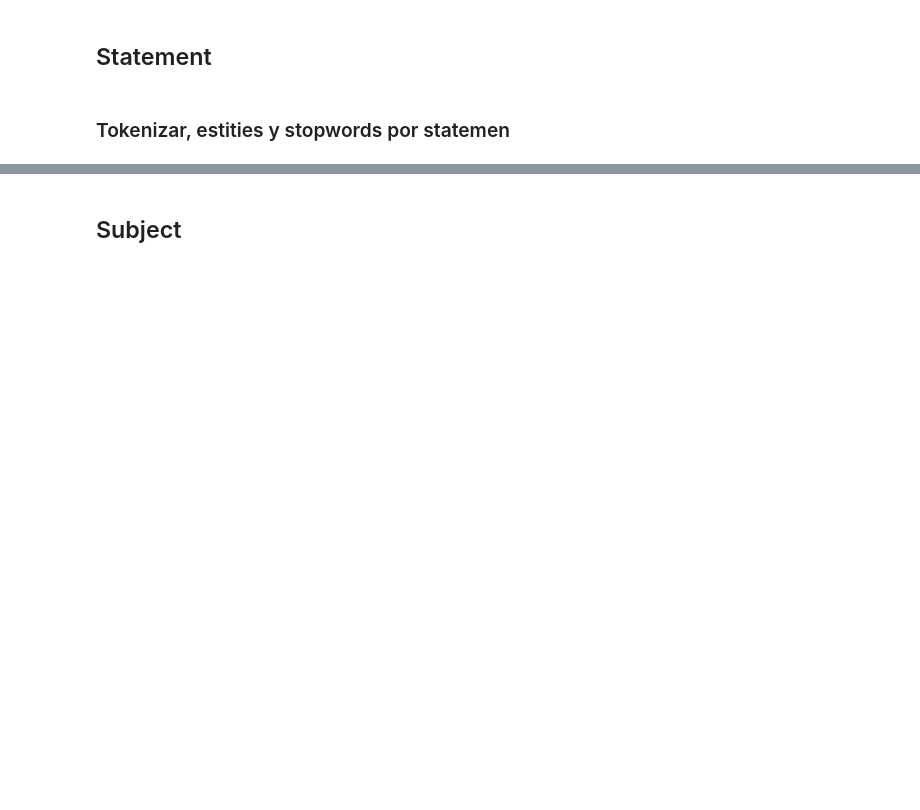
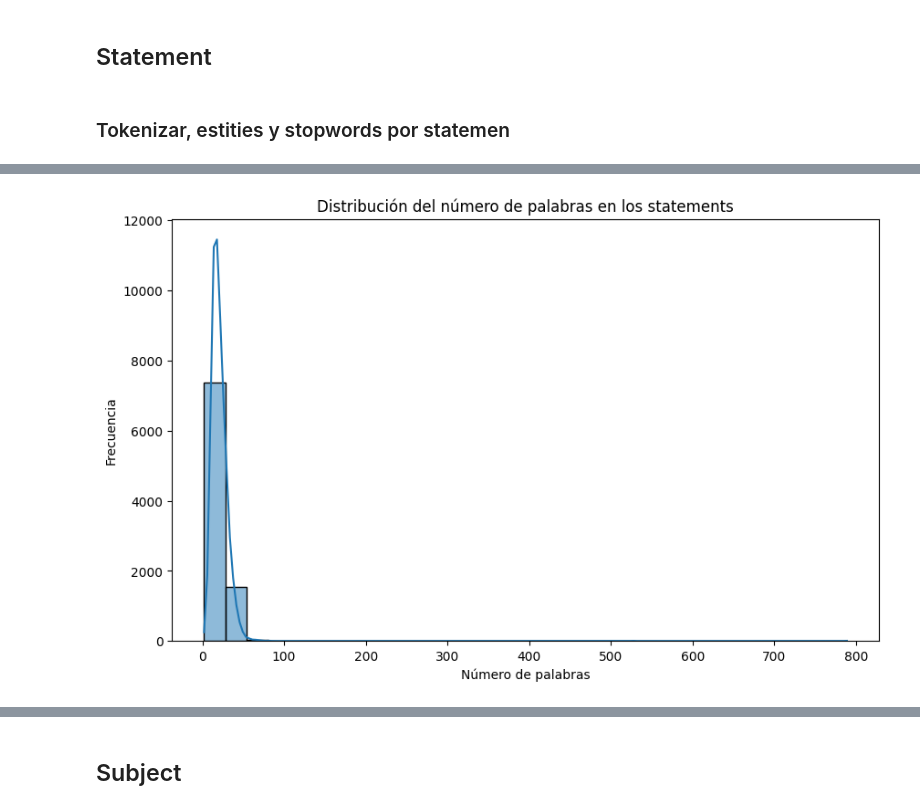
Before and after one commit to ananags/LBBYs_CH2, a Jupyter notebook: notebooks/1_analisis/1.2_preprocess.ipynb, the cells around one changed output, grey strips where cells are left out. Saved outputs shown, nothing was run; the diff lists cells and outputs as text; code cells hidden in the pictures; blank space fills up the shorter version.

Commit message:
Preprocess y limpieza

```diff
--- a/notebooks/1_analisis/1.2_preprocess.ipynb
+++ b/notebooks/1_analisis/1.2_preprocess.ipynb
@@ -27,4 +36,4 @@ import spacy
 # %%
-data = pd.read_csv("../../data/processed/train_limpieza_v1.csv")
+data = pd.read_csv("../../data/processed/data_limpieza_v1.csv")
 # %%
 nlp = spacy.load('en_core_web_sm')
@@ -33,3 +40,5 @@ ModuleNotFoundError: No module named 'spacy'
+# %%
+data = data.applymap(lambda x: x.lower() if isinstance(x, str) else x)
 # %% [markdown]
 ## Statement
 # %% [markdown]
@@ -130,0 +165,9 @@ data[['statement_tokens', 'num_tokens', 'num_sentences', 'pos_info', 'pos_freq',
+# %%
+plt.figure(figsize=(10, 6))
+sns.histplot(data['num_tokens'], kde=True, bins=30)
+plt.title('Distribución del número de palabras en los statements')
+plt.xlabel('Número de palabras')
+plt.ylabel('Frecuencia')
+plt.show()
+# %% [output]
+[figure, added]
```
Also changed, not shown: parts of 26 cells of this notebook, 2 other files.
